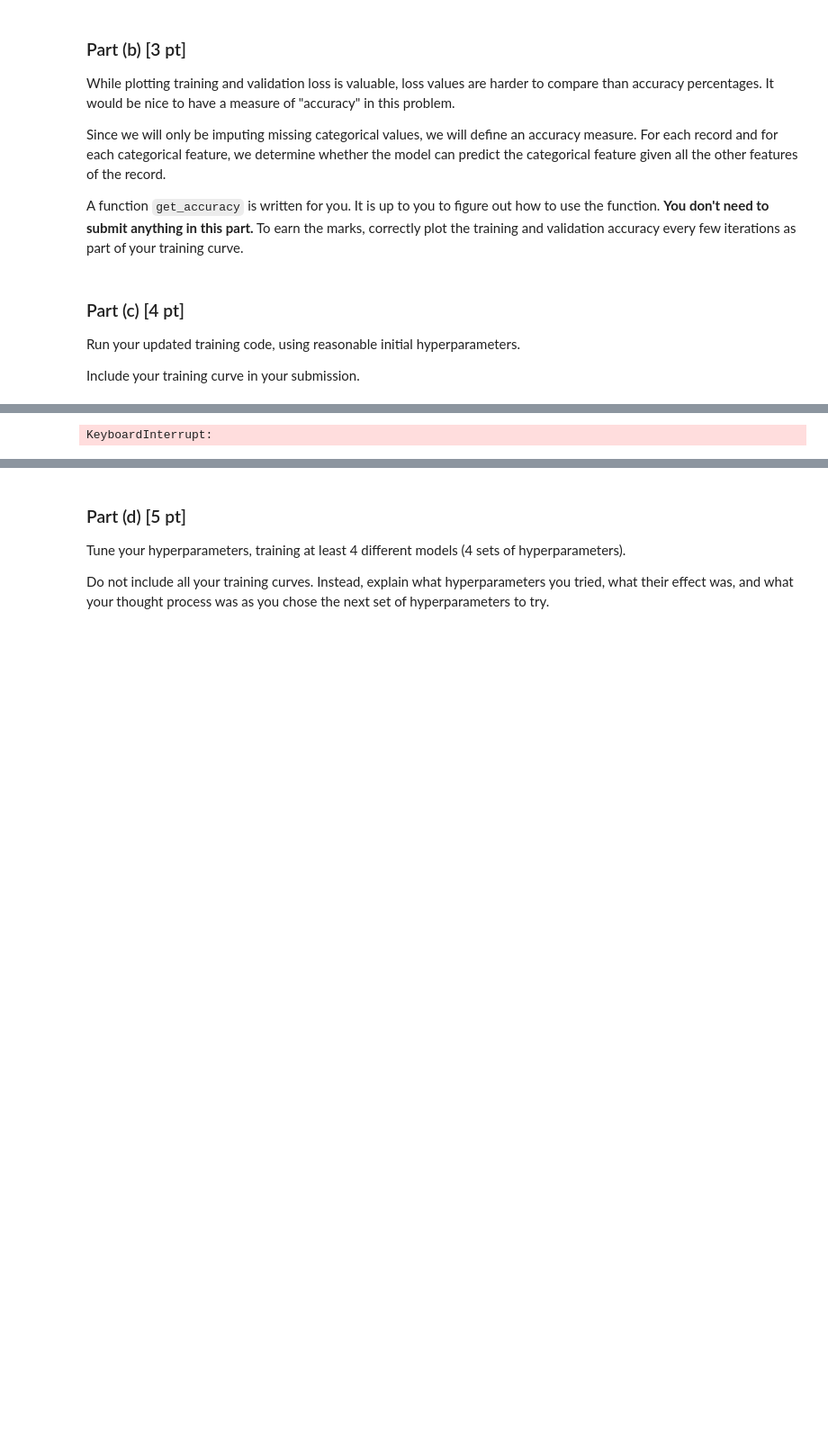
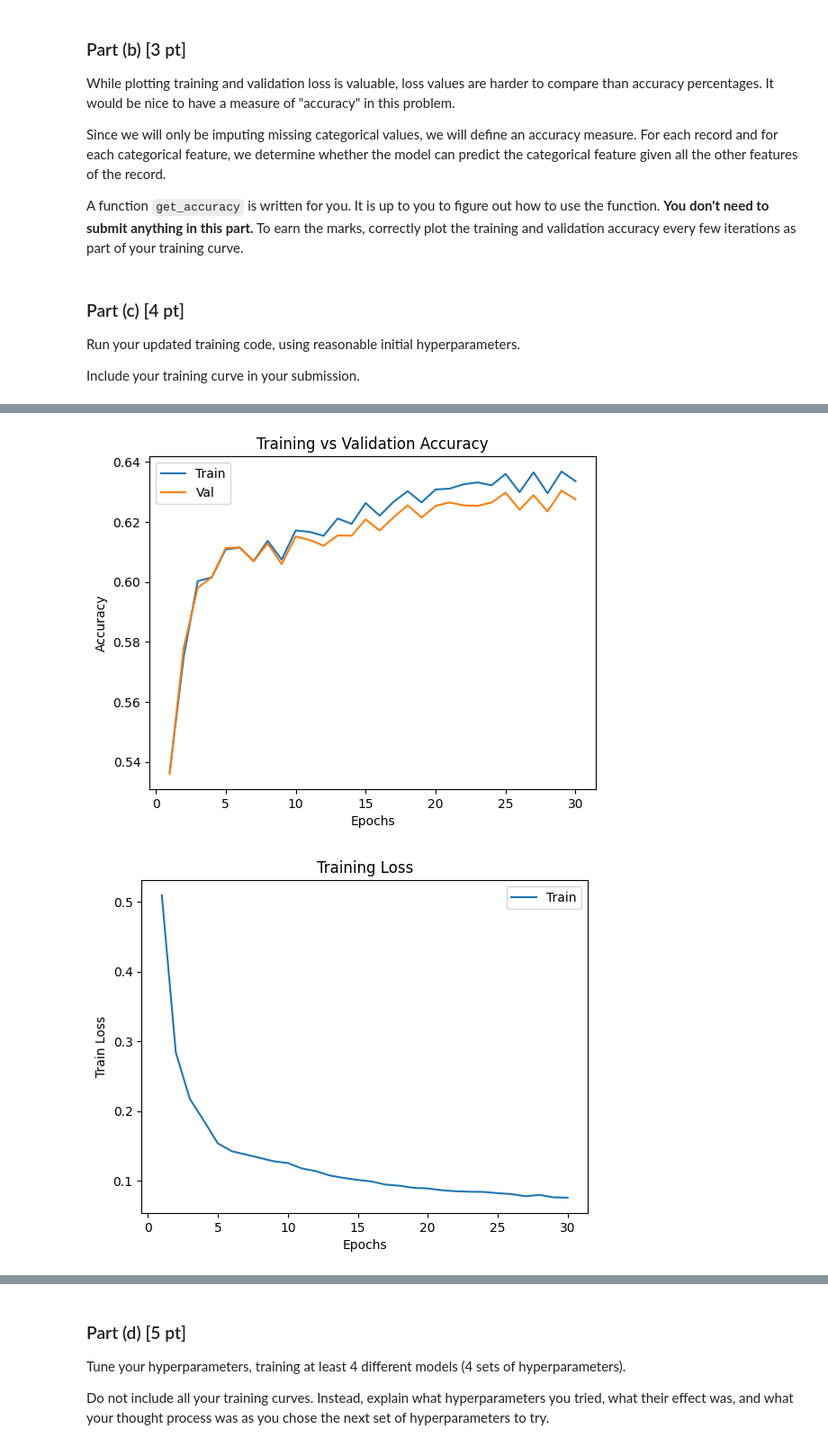
Before and after one commit to sissi820li/Deep-Learning-Project, a Jupyter notebook: Lab 4/Lab 4 Data Imputation.ipynb, the cells around one changed output, grey strips where cells are left out. Shown at 90% size. Drawn from its saved outputs; the diff is of its cells as text; code cells hidden in the pictures; blank space fills up the shorter version.

```diff
--- a/Lab 4/Lab 4 Data Imputation.ipynb
+++ b/Lab 4/Lab 4 Data Imputation.ipynb
@@ -583,29 +612,7 @@ train_loader = torch.utils.data.DataLoader(train_set, batch_size=batch_size, num
 valid_loader = torch.utils.data.DataLoader(val_set, batch_size=batch_size, num_workers=1)
 test_loader = torch.utils.data.DataLoader(test_set, batch_size=batch_size, num_workers=1)
 
-model = AutoEncoder()
+autoencoder1 = AutoEncoder()
 
-train_acc, val_acc, train_loss, val_loss, epochs = train(model, train_loader, valid_loader, num_epochs=30, learning_rate=0.0001)
-
-plt.title("Training vs Validation Accuracy")
-plt.plot(epochs, train_acc, label="Train")
-plt.plot(epochs, val_acc, label="Val")
-plt.xlabel("Epochs")
-plt.ylabel("Accuracy")
-plt.legend(loc='best')
-plt.show()
-
-plt.title("Training Loss")
-plt.plot(epochs, train_loss, label="Train")
-plt.xlabel("Epochs")
-plt.ylabel("Train Loss")
-plt.legend(loc='best')
-plt.show()
-
-plt.title("Validation Loss")
-plt.plot(epochs, val_loss, label="Val")
-plt.xlabel("Epochs")
-plt.ylabel("Validation Loss")
-plt.legend(loc='best')
-plt.show()
+train_acc, val_acc, train_loss, val_loss, epochs = train(autoencoder1, train_loader, valid_loader, num_epochs=30, learning_rate=0.001)
 # %% [output]
@@ -613 +636,2 @@ Epoch: 1 | Train Loss: 1.2116 | Val Loss: 0.1348 | Train Acc: 1.0000 | Val Acc:
-KeyboardInterrupt:
+[figure, added]
+[figure, added]
```
Also changed, not shown: parts of 6 cells of this notebook.
